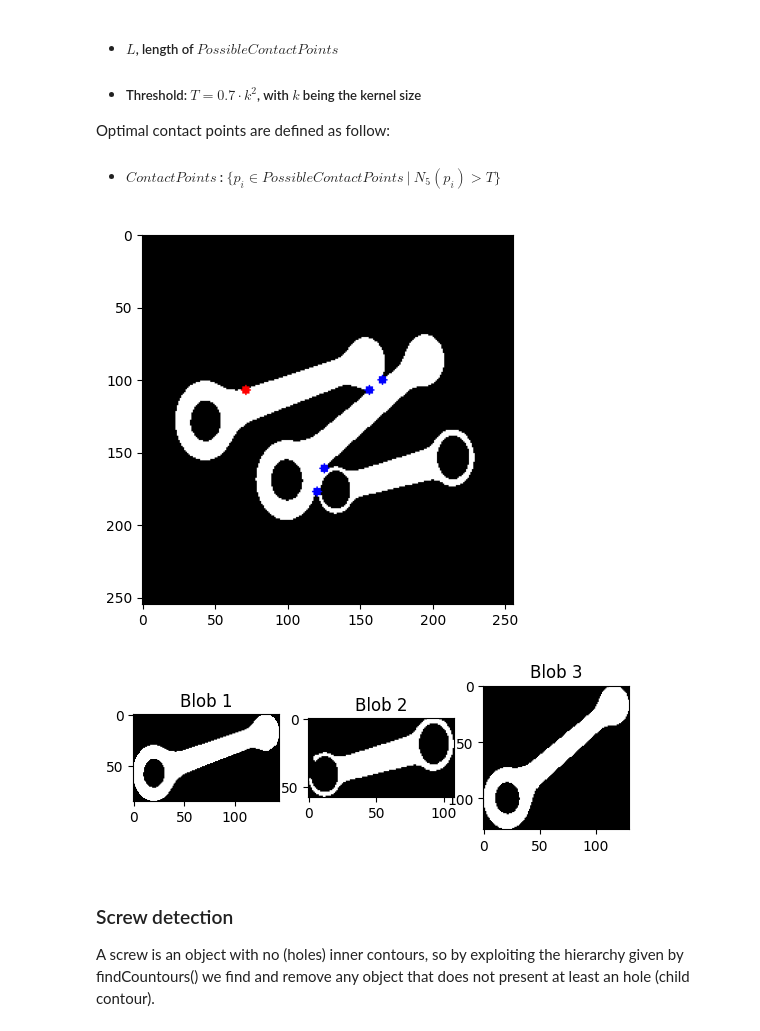
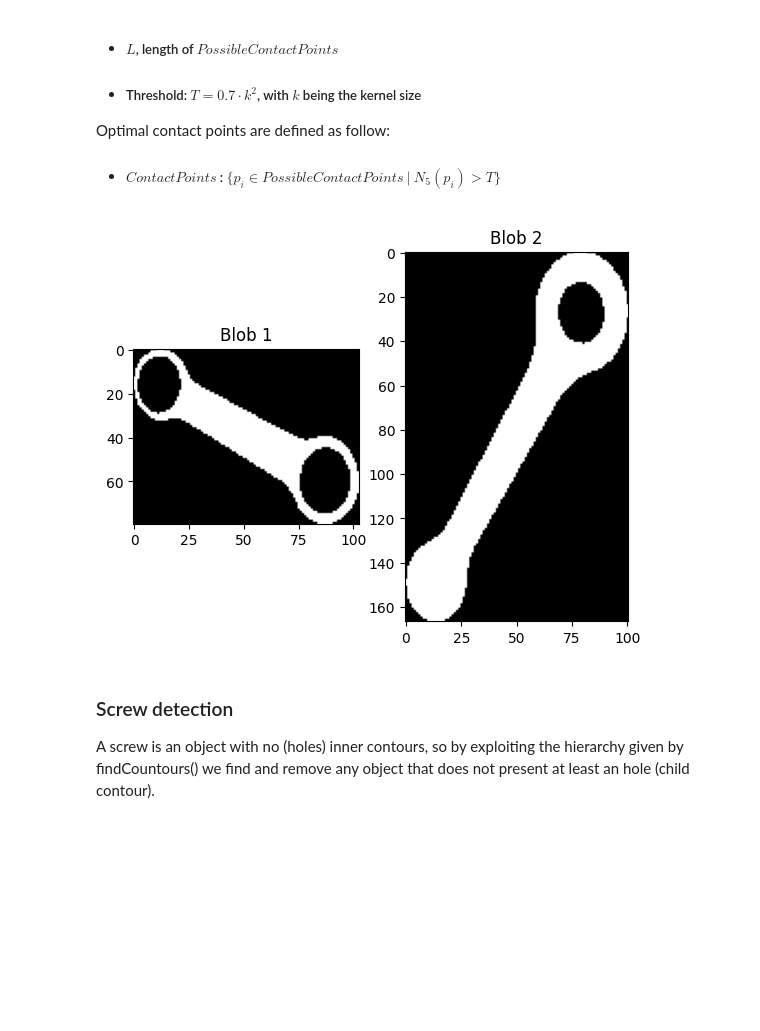
Before and after one commit to albemordo/blob-analysis, a Jupyter notebook: Rods.ipynb, the cells around one changed output. Saved outputs shown, nothing was run; the diff lists cells and outputs as text; code cells hidden in the pictures; blank space fills up the shorter version.

```diff
--- a/Rods.ipynb
+++ b/Rods.ipynb
@@ -26,7 +26,7 @@ Also, many changes may affect the images:
 4) Connected component labeling: separate and enumerate the objects to be analysed.
 5) Feature extraction
 # %%
-img_path = 'img/TESI51.BMP'
+img_path = 'img/TESI98.BMP'
 # %%
 OUT_DIR = 'out/'
 # %%
@@ -51,7 +51,6 @@ rgb = cv2.cvtColor(gray.copy(), cv2.COLOR_GRAY2RGB)
 # SIZE_FACTOR = 4  # MUST BE INT
 #new_size = np.array(gray.shape)[::-1]*SIZE_FACTOR
 #gray = cv2.resize(gray, new_size)
-gray = cv2.GaussianBlur(gray, (3,3), 1)
 # %% [markdown]
 # 2. Crop ROI
 # %% [markdown]
@@ -423,6 +422,7 @@ def show_defect_points(src, good_ones, bad_ones):
     show_blob(test_img, crop=False)
 # %%
 bad_blobs_indices = []
+OUTLIER_THRESHOLD = 0.01
 for i, b in enumerate(blobs):
 
     # Obtain defect points
@@ -433,7 +433,7 @@ for i, b in enumerate(blobs):
         good_def_points, bad_def_points = prune_defect_points(b.astype(np.int32), defect_points) # bad points are also keeped to be printed
 
     # Blob is analysed if at least one good defect point is found
-    condition = len(defect_points) > 0 and good_def_points.shape[0] > 0
+    condition = len(defect_points) > 0 and good_def_points.shape[0] >= 2
 
     if condition:
         show_defect_points(b, good_def_points, bad_def_points)
@@ -448,55 +448,51 @@ for i, b in enumerate(blobs):
         # Image reconstruction.
         # If a newly found blob has a very low number of points compared
         # the others, it means that it's a part of another blob which was cut
-        # away during the detach process and is marked as "outlier"
+        # away during the detach process and it's marked as "outlier"
         nonzero_pixels = new_blobs.sum(1).sum(1)
-        mask = nonzero_pixels > np.linalg.norm(np.diff(contact_points, axis=0))
+        mask = nonzero_pixels/nonzero_pixels.mean() > OUTLIER_THRESHOLD
         outliers = new_blobs[~mask]
         new_blobs = new_blobs[mask]
 
-        # If any outlier is found, it is drawn (logical OR) into
-        # every other blob, as well as a FOREGROUND line drawn
-        # to separate the attached blobs, then a median filter is applied
-        # to each of them, to cut off outliers
+        # Draw a FOREGROUND line between contacts on each SEPARATED blob.
+        [[cv2.line(sb, cp[0], cp[1], FOREGROUND) for i,cp in enumerate(contact_points)] for sb in new_blobs]
+
+        # If any outlier(a small appendix of a blob) is found, it means that a portion of a blob
+        # was cut during the separation (BACKGROUND line drawing) and it has to be rejoined to its parent.
+        # So, every of those are drawn (logical OR) into EVERY other new-blob,
+        # but this creates an outlie region if the new-blob had not that portion of pixels.
+        # To solve this, a median filter is applied to every new-blob.
         if np.any(~mask):
             # Draw outliers into new blobs
             for o in outliers:  new_blobs = new_blobs | o
 
-            # Draw a FOREGROUND line between contacts on each SEPARATED blob.
-            [[cv2.line(sb, cp[0], cp[1], FOREGROUND) for i,cp in enumerate(contact_points)] for sb in new_blobs]
-
+        # median filtering
         new_blobs = np.array([remove_powder(sb) for sb in new_blobs])
 
         # Get new contours
         new_ext_cnts, new_hole_cnts = get_contours(new_blobs)
 
-        # New barycentres
-        new_barycentres = np.array([compute_centroid(np.flip(np.argwhere(b), axis=1)) for b in new_blobs])
-
         # Append new features relative to the new(separated) blobs
         blobs = np.vstack((blobs, new_blobs))
-        barycentres = np.vstack((barycentres, new_barycentres))
 
         #ext_cnts = ext_cnts.tolist()
         [ext_cnts.append(nb) for nb in new_ext_cnts]
         ext_cnts = np.array(ext_cnts, dtype=object)
 
         #hole_cnts = hole_cnts.tolist()
         [hole_cnts.append(nb) for nb in new_hole_cnts]
         hole_cnts = np.array(hole_cnts, dtype=object)
 
 
 for i in bad_blobs_indices:
     # Delete features relative to the deleting blob
     blobs = np.delete(blobs, i, axis=0)
-    barycentres = np.delete(barycentres, i, axis=0)
     ext_cnts = np.delete(ext_cnts, i, axis=0)
     hole_cnts = np.delete(hole_cnts, i, axis=0)
 
 show_many_blobs(blobs)
 # %% [output]
-[figure, old version]
+[figure, new version]
-[figure, removed]
 # %% [markdown]
 ### Screw detection
 A screw is an object with no (holes) inner contours, so by exploiting the hierarchy given by findCountours() we find and remove any object that does not present at least an hole (child contour).
```
Also changed, not shown: parts of 10 cells of this notebook.
